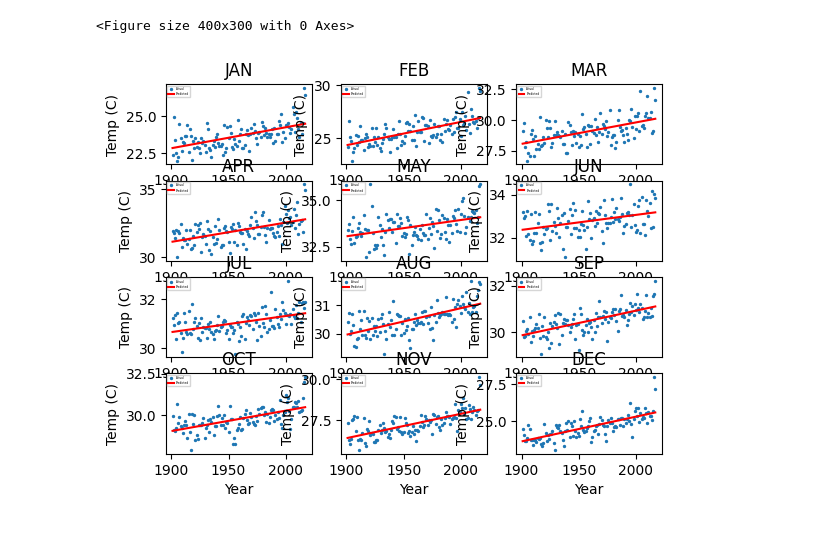
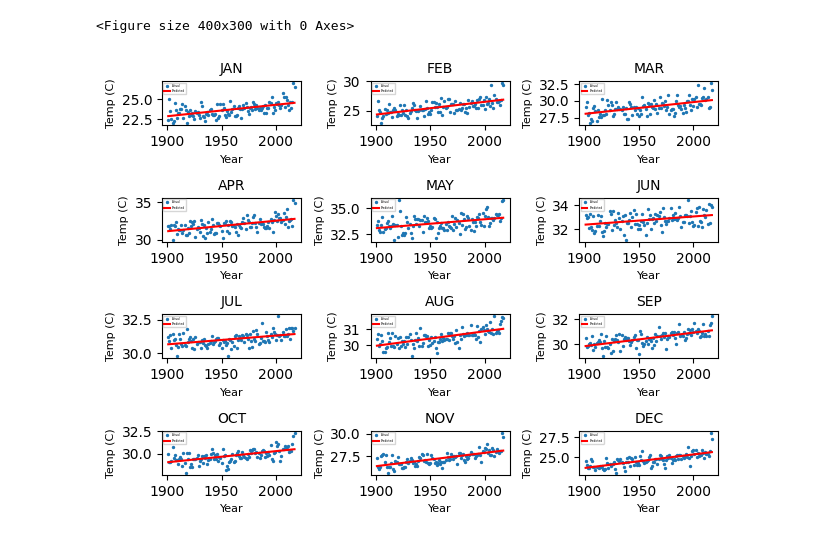
Before and after one commit to SpyHecker/Machine-Learning-SPPU, a Jupyter notebook: Regression.ipynb, the cells around one changed output. Saved outputs shown, nothing was run; the diff lists cells and outputs as text; code cells hidden in the pictures.

```diff
--- a/Regression.ipynb
+++ b/Regression.ipynb
@@ -37,19 +37,21 @@ plt.figure(figsize=(4, 3))
 # %%
 from sklearn.linear_model import LinearRegression
 for i, month in enumerate(months, start=1):
     X = df[['YEAR']]
     y = df[month]
     lr = LinearRegression()
     lr.fit(X, y)
     y_pred = lr.predict(X)
 
     plt.subplot(4, 3, i)  # 4 rows, 3 cols, position i
     plt.scatter(df['YEAR'], y, label='Actual', s=2)
     plt.plot(df['YEAR'], y_pred, color='red', label='Predicted')
-    plt.title(month)
-    plt.xlabel('Year')
-    plt.ylabel('Temp (C)')
+    plt.title(month,size=10)
+    plt.xlabel('Year',size=8)
+    plt.ylabel('Temp (C)',size=8)
     plt.legend(fontsize=2)
+
+plt.tight_layout(pad=1.0)
 plt.show()
 # %% [output]
-[figure, old version]
+[figure, new version]
```
